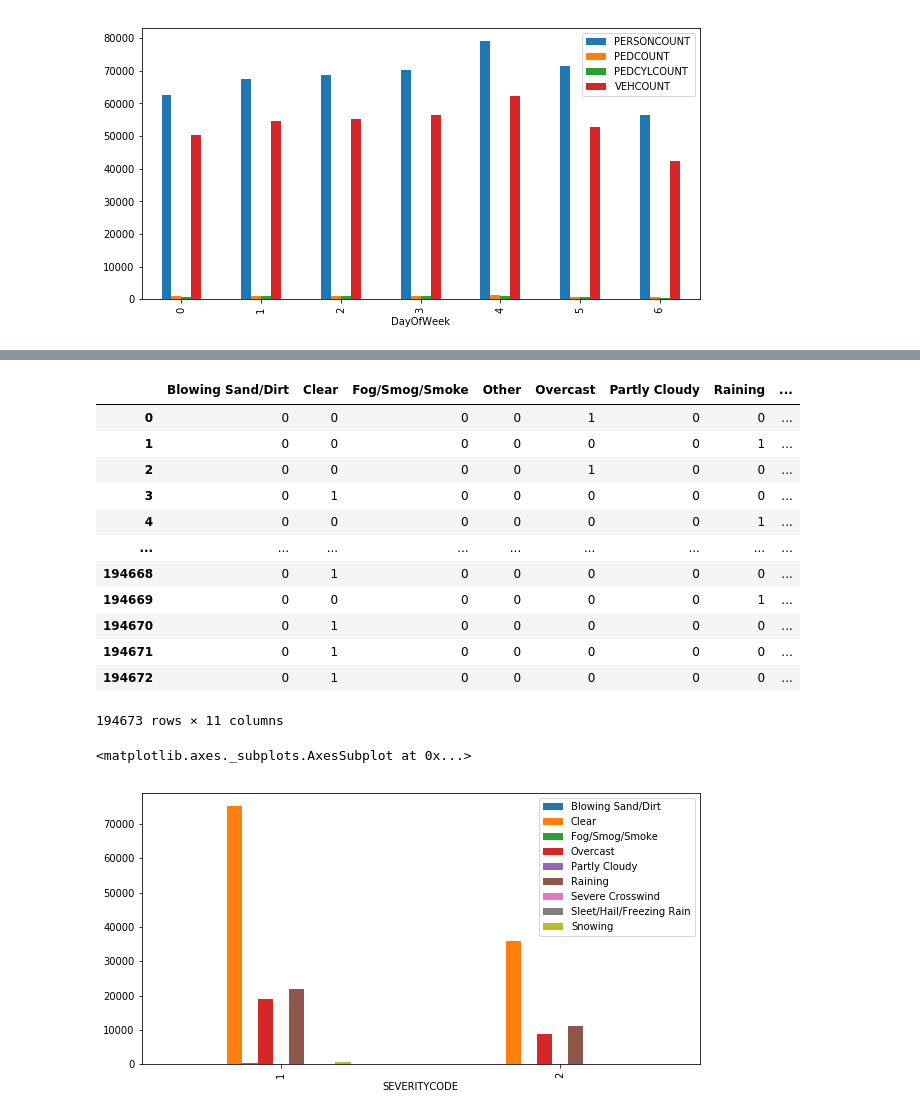
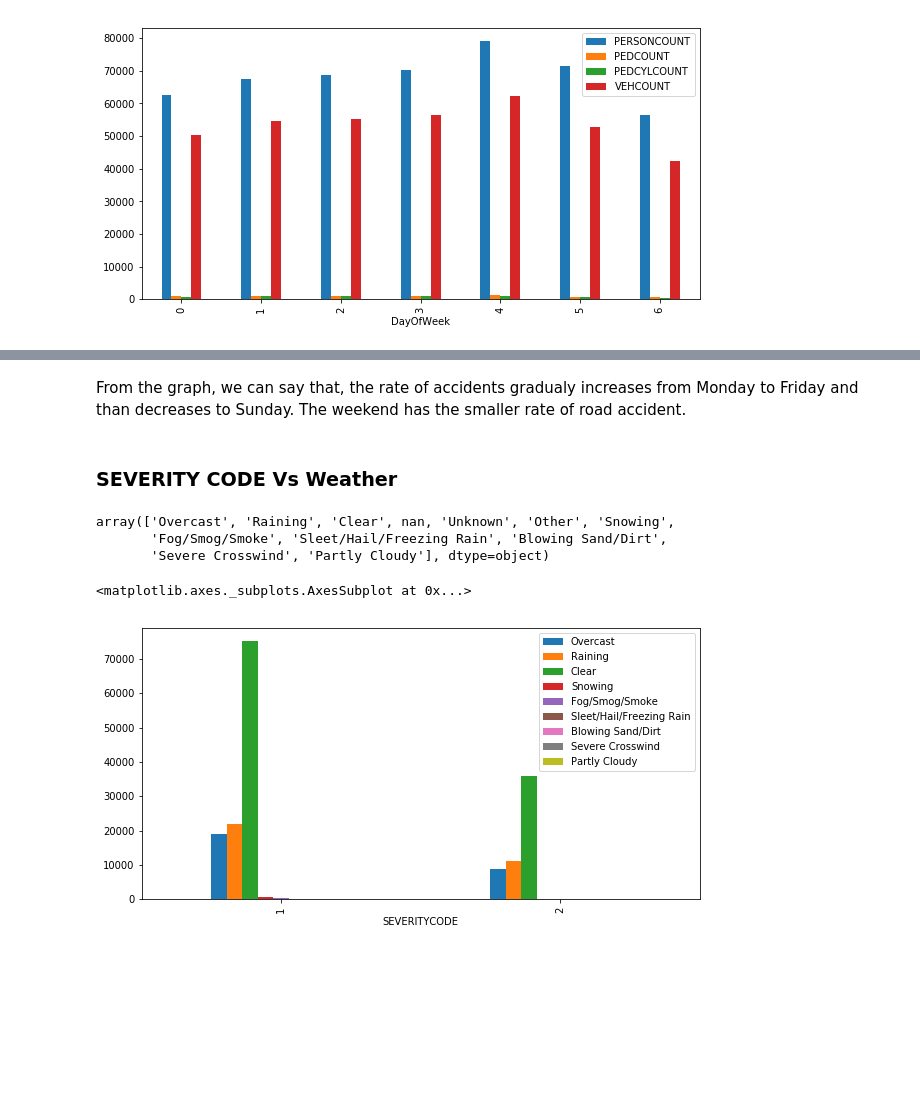
Before and after one commit to TasnimaYeasmin/Coursera_Capstone, a Jupyter notebook: Correlation.ipynb, the cells around one changed output, grey strips where cells are left out. Cells and saved outputs as stored; diff of their text form; code cells hidden in the pictures; blank space fills up the shorter version.

```diff
--- a/Correlation.ipynb
+++ b/Correlation.ipynb
@@ -48,23 +83,18 @@ pre_df.head(2)
-# %%
-pd.get_dummies(df['WEATHER'])
-# %% [output]
-|  | Blowing Sand/Dirt | Clear | Fog/Smog/Smoke | Other | Overcast | Partly Cloudy | Raining | ... |
-| 0 | 0 | 0 | 0 | 0 | 1 | 0 | 0 | ... |
-| 1 | 0 | 0 | 0 | 0 | 0 | 0 | 1 | ... |
-| 2 | 0 | 0 | 0 | 0 | 1 | 0 | 0 | ... |
-| 3 | 0 | 1 | 0 | 0 | 0 | 0 | 0 | ... |
-| 4 | 0 | 0 | 0 | 0 | 0 | 0 | 1 | ... |
-| ... | ... | ... | ... | ... | ... | ... | ... | ... |
-| 194668 | 0 | 1 | 0 | 0 | 0 | 0 | 0 | ... |
-| 194669 | 0 | 0 | 0 | 0 | 0 | 0 | 1 | ... |
-| 194670 | 0 | 1 | 0 | 0 | 0 | 0 | 0 | ... |
-| 194671 | 0 | 1 | 0 | 0 | 0 | 0 | 0 | ... |
-| 194672 | 0 | 1 | 0 | 0 | 0 | 0 | 0 | ... |
-194673 rows × 11 columns
+# %% [markdown]
+<p>From the graph, we can say that, the rate of accidents gradualy increases from Monday to Friday and than decreases to Sunday. The weekend has the smaller rate of road accident.</p>
+# %% [markdown]
+<h3>SEVERITY CODE Vs Weather</h3>
+# %%
+weather = df['WEATHER'].unique()
+weather
+# %% [output]
+array(['Overcast', 'Raining', 'Clear', nan, 'Unknown', 'Other', 'Snowing',
+       'Fog/Smog/Smoke', 'Sleet/Hail/Freezing Rain', 'Blowing Sand/Dirt',
+       'Severe Crosswind', 'Partly Cloudy'], dtype=object)
 # %%
-pre_df[['SEVERITYCODE', 'Blowing Sand/Dirt', 'Clear', 'Fog/Smog/Smoke', 'Overcast', 'Partly Cloudy', 'Raining',
-    'Severe Crosswind', 'Sleet/Hail/Freezing Rain', 'Snowing']].groupby('SEVERITYCODE').sum().plot(
+pre_df[['SEVERITYCODE', 'Overcast', 'Raining', 'Clear', 'Snowing', 'Fog/Smog/Smoke', 'Sleet/Hail/Freezing Rain',
+       'Blowing Sand/Dirt', 'Severe Crosswind', 'Partly Cloudy']].groupby('SEVERITYCODE').sum().plot(
     kind='bar', figsize=(10, 5))
 # %% [output]
 <matplotlib.axes._subplots.AxesSubplot at 0x...>
-[figure, old version]
+[figure, new version]
```
Also changed, not shown: parts of 37 cells of this notebook.
